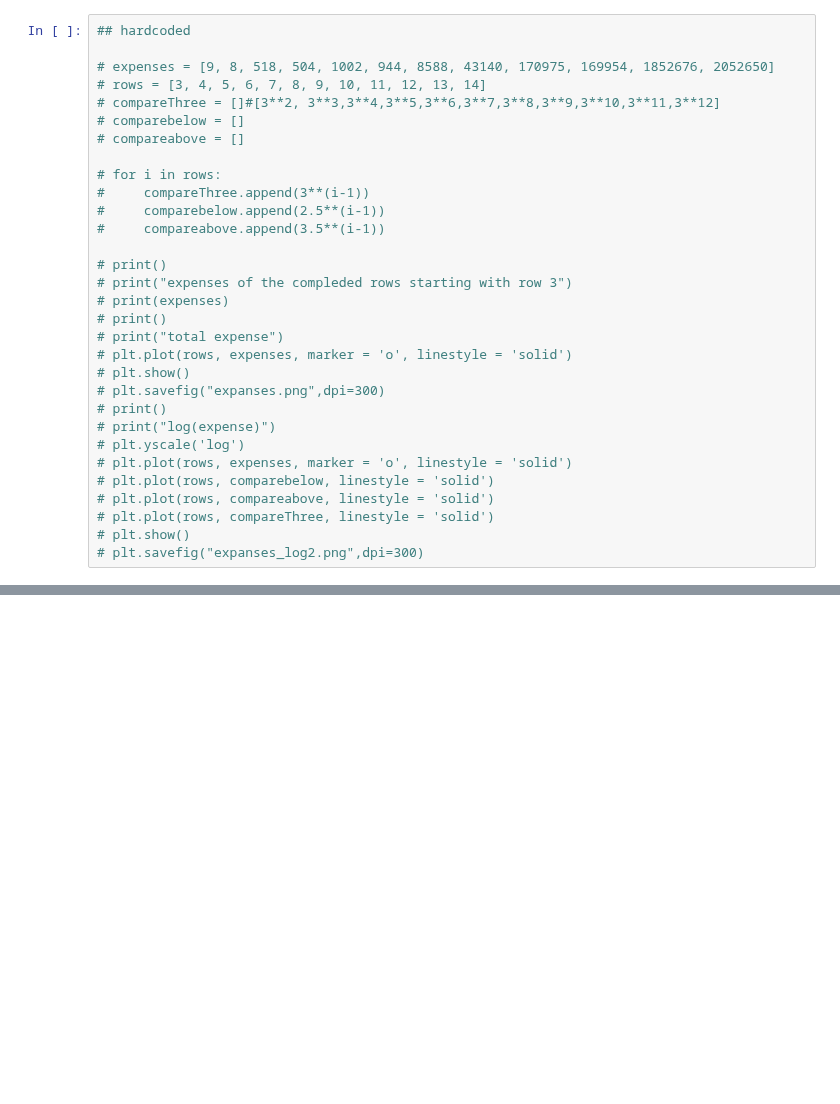
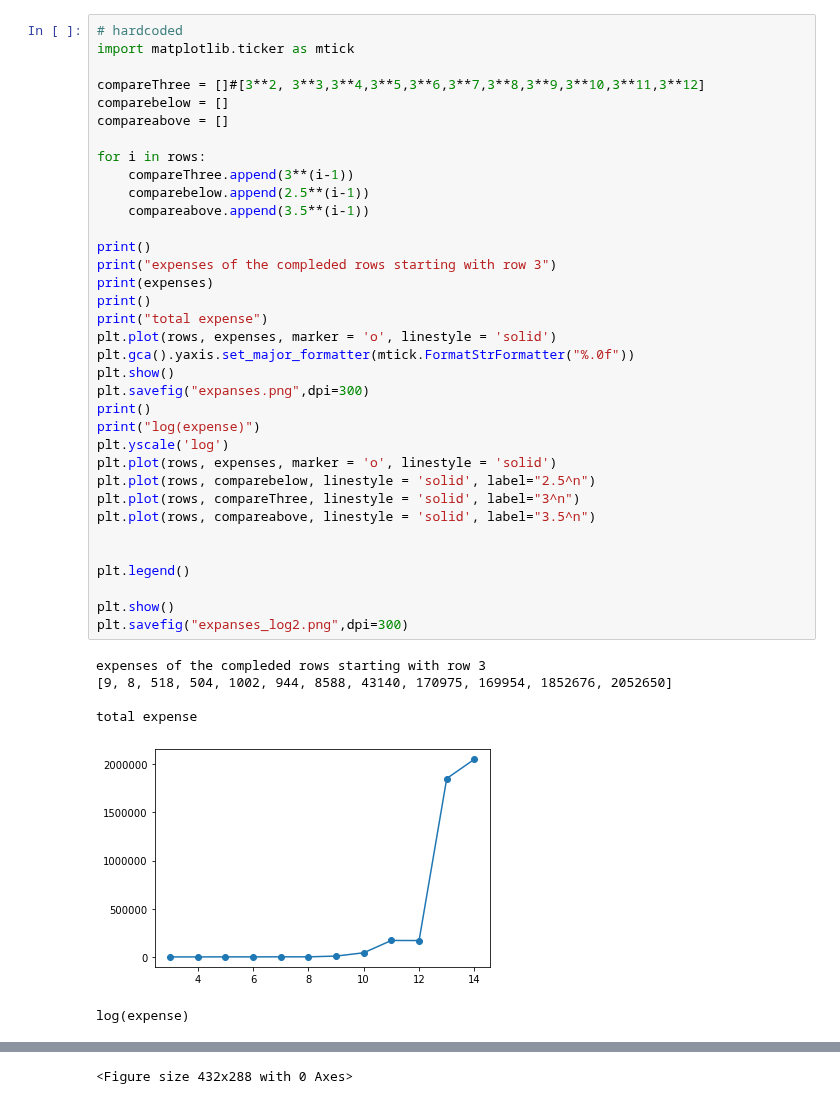
Before and after one commit to Sultanow/collatz, a Jupyter notebook: 01 Graph Theory/Python/notebook/3 - aberkane_tree_networkx_expense.ipynb, the cells around one changed output, grey strips where cells are left out. Cells and saved outputs as stored; diff of their text form; blank space fills up the shorter version.

```diff
--- a/01 Graph Theory/Python/notebook/3 - aberkane_tree_networkx_expense.ipynb
+++ b/01 Graph Theory/Python/notebook/3 - aberkane_tree_networkx_expense.ipynb
@@ -579,32 +563,43 @@ log(expense)
 <Figure size 432x288 with 0 Axes>
 # %%
-## hardcoded
+# hardcoded
+import matplotlib.ticker as mtick
 
-# expenses = [9, 8, 518, 504, 1002, 944, 8588, 43140, 170975, 169954, 1852676, 2052650]
-# rows = [3, 4, 5, 6, 7, 8, 9, 10, 11, 12, 13, 14]
-# compareThree = []#[3**2, 3**3,3**4,3**5,3**6,3**7,3**8,3**9,3**10,3**11,3**12]
-# comparebelow = []
-# compareabove = []
+compareThree = []#[3**2, 3**3,3**4,3**5,3**6,3**7,3**8,3**9,3**10,3**11,3**12]
+comparebelow = []
+compareabove = []
 
-# for i in rows:
-#     compareThree.append(3**(i-1))
-#     comparebelow.append(2.5**(i-1))
-#     compareabove.append(3.5**(i-1))
+for i in rows:
+    compareThree.append(3**(i-1))
+    comparebelow.append(2.5**(i-1))
+    compareabove.append(3.5**(i-1))
 
-# print()
-# print("expenses of the compleded rows starting with row 3")
-# print(expenses)
-# print()
-# print("total expense")
-# plt.plot(rows, expenses, marker = 'o', linestyle = 'solid')
-# plt.show()
-# plt.savefig("expanses.png",dpi=300)
-# print()
-# print("log(expense)")
-# plt.yscale('log')
-# plt.plot(rows, expenses, marker = 'o', linestyle = 'solid')
-# plt.plot(rows, comparebelow, linestyle = 'solid')
-# plt.plot(rows, compareabove, linestyle = 'solid')
-# plt.plot(rows, compareThree, linestyle = 'solid')
-# plt.show()
-# plt.savefig("expanses_log2.png",dpi=300)
+print()
+print("expenses of the compleded rows starting with row 3")
+print(expenses)
+print()
+print("total expense")
+plt.plot(rows, expenses, marker = 'o', linestyle = 'solid')
+plt.gca().yaxis.set_major_formatter(mtick.FormatStrFormatter("%.0f"))
+plt.show()
+plt.savefig("expanses.png",dpi=300)
+print()
+print("log(expense)")
+plt.yscale('log')
+plt.plot(rows, expenses, marker = 'o', linestyle = 'solid')
+plt.plot(rows, comparebelow, linestyle = 'solid', label="2.5^n")
+plt.plot(rows, compareThree, linestyle = 'solid', label="3^n")
+plt.plot(rows, compareabove, linestyle = 'solid', label="3.5^n")
+
+
+plt.legend()
+
+plt.show()
+plt.savefig("expanses_log2.png",dpi=300)
+# %% [output]
+expenses of the compleded rows starting with row 3
+[9, 8, 518, 504, 1002, 944, 8588, 43140, 170975, 169954, 1852676, 2052650]
+
+total expense
+[figure, added]
+log(expense)
@@ -610,0 +607 @@ log(expense)
+<Figure size 432x288 with 0 Axes>
```
Also changed, not shown: parts of 5 cells of this notebook, 6 other files.
